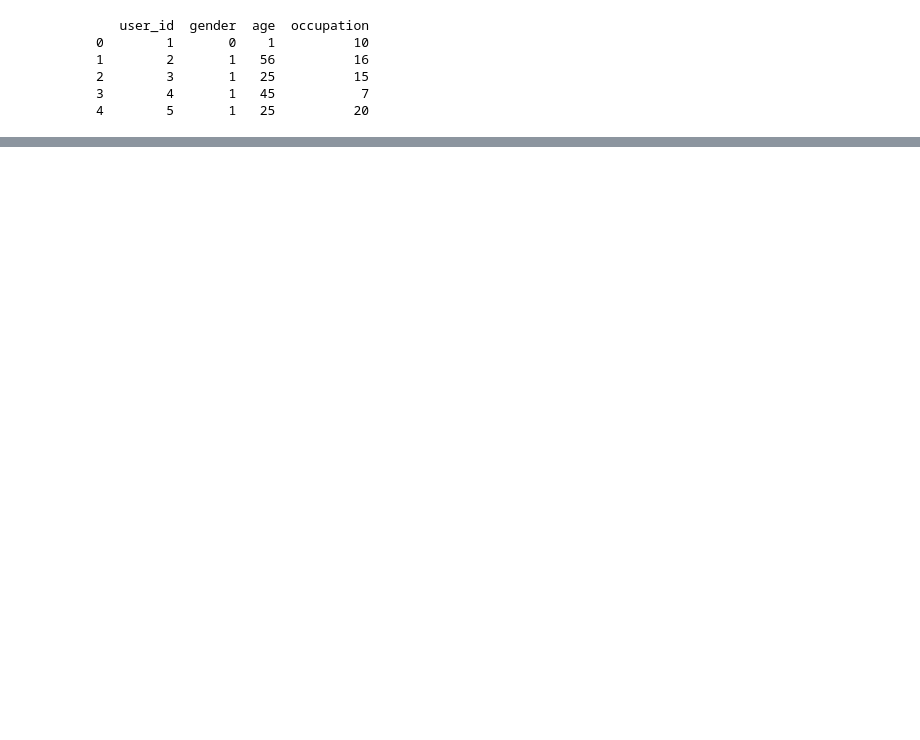
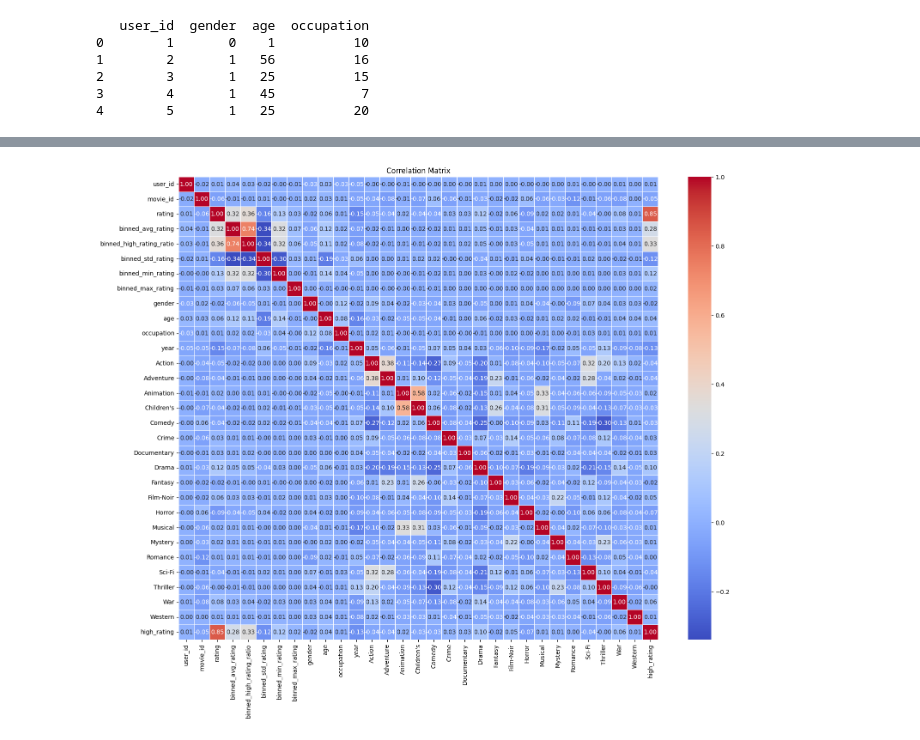
Before and after one commit to shayan-naghizade/ML_Practice, a Jupyter notebook: Movie Recommendation System/code.ipynb, the cells around one changed output, grey strips where cells are left out. Drawn from its saved outputs; the diff is of its cells as text; code cells hidden in the pictures; blank space fills up the shorter version.

```diff
--- a/Movie Recommendation System/code.ipynb
+++ b/Movie Recommendation System/code.ipynb
@@ -329,0 +257,10 @@ train_data
+# %%
+ratings = ratings.reset_index(drop=True)
+users = users.drop_duplicates(subset='user_id').reset_index(drop=True)
+movies = movies.drop_duplicates(subset='movie_id').reset_index(drop=True)
+
+
+full_data = ratings.merge(users, on='user_id', how='left')
+
+
+full_data = full_data.merge(movies, on='movie_id', how='left')
@@ -330,3 +296,11 @@ train_data
+# %%
+coor_matrix = train_data.corr()
+plt.figure(figsize=(18, 14))
+sns.heatmap(coor_matrix, annot=True, cmap='coolwarm', fmt='.2f', linewidths=0.5)
+plt.title('Correlation Matrix')
+plt.show()
+# %% [output]
+[figure, added]
 # %%
 train_data.columns
 # %% [output]
```
Also changed, not shown: parts of 46 cells of this notebook.
